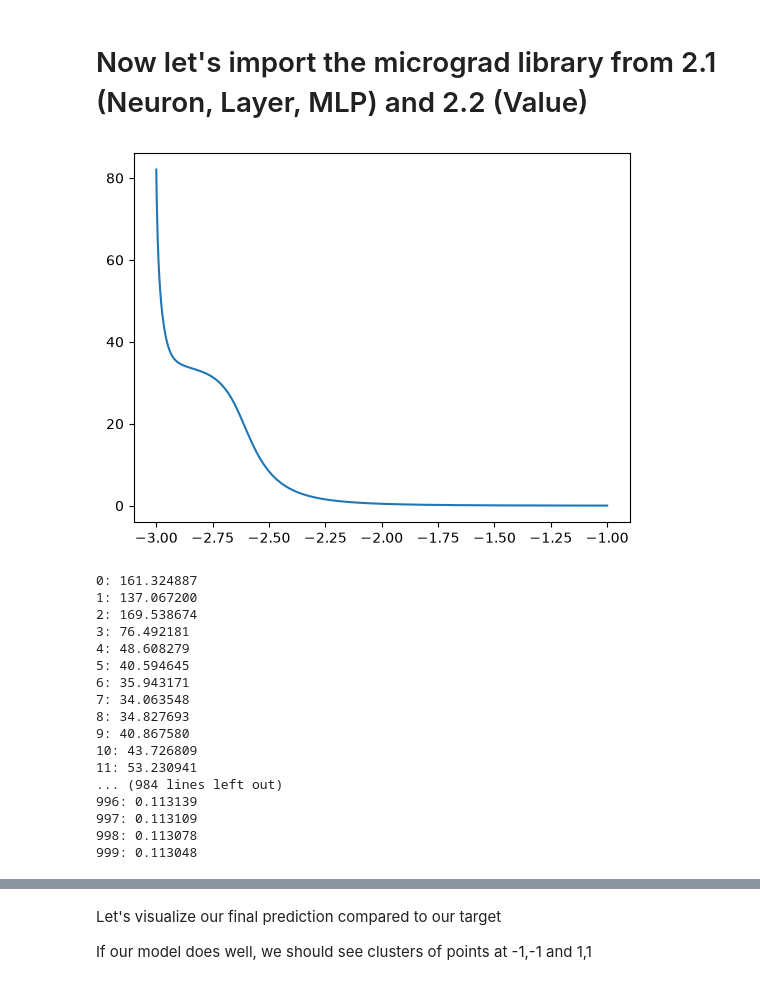
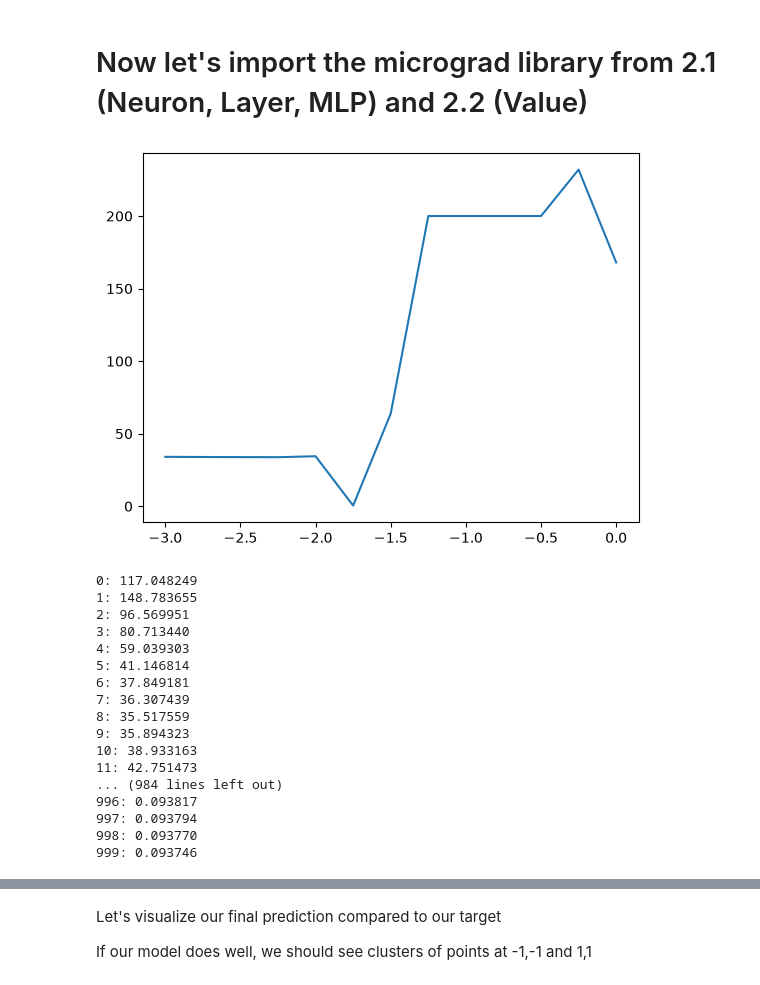
Before and after one commit to suxuen/HP_ML_Evaluation, a Jupyter notebook: 3.3 - makemoons.ipynb, the cells around one changed output, grey strips where cells are left out. Cells and saved outputs as stored; diff of their text form; code cells hidden in the pictures.

```diff
--- a/3.3 - makemoons.ipynb
+++ b/3.3 - makemoons.ipynb
@@ -236,55 +236,60 @@ ys = [1 if y==1 else -1 for y in ys] # convert 0/1 boolean to -1/1 boolean. I fi
 # %%
 # learning rate optimization
 
-n = MLP(2, [5, 1]) # remember, micrograd's MLP automatically generates random weights
 
 # let's build a loop to minimize our loss
 
-max_steps = 1000
+max_steps = 100
 opt_target = 1e-3
 
-lre = np.linspace(-3, -1, max_steps)
+lre = np.linspace(-3, 0, 13)
 lrs = 10**lre
 
 # # lre = np.linspace(-3, -1, max_steps)
 # lrs = np.linspace(0.001, 0.1, max_steps)
 
 step = 0
 stepi = []
 lri, lossi, lrei = [], [], []
 
 ypreds = []
-for i in range(max_steps):
-    # forward pass
-    ypred = [n(x) for x in xs]
-    ypreds.append(ypred)
+for i in range(len(lre)):
+    random.seed(12345)
+    n = MLP(2, [5, 1]) # remember, micrograd's MLP automatically generates random weights
+    k = 0
+    for k in range(max_steps):
+        # forward pass
+        ypred = [n(x) for x in xs]
+        ypreds.append(ypred)
 
-    loss = sum([(yout-ygt)**2 for ygt, yout in zip(ys, ypred)]) # here we sum the squared deviation of each input to get the MSE
-    loss
-    # print(f'{k}: {loss.data:.6f}')
+        loss = sum([(yout-ygt)**2 for ygt, yout in zip(ys, ypred)]) # here we sum the squared deviation of each input to get the MSE
+        loss
+        # print(f'{k}: {loss.data:.6f}')
 
-    # backward pass
-    # FIRST, reset gradients
-    for p in n.parameters():
-        p.grad = 0
-    loss.backward()
+        # backward pass
+        # FIRST, reset gradients
+        for p in n.parameters():
+            p.grad = 0
+        loss.backward()
 
-    # shift our parameters
-    lr = lrs[i]
-    for p in n.parameters():
-        p.data += - lr * p.grad
+        # shift our parameters
+        lr = lrs[i]
+        for p in n.parameters():
+            p.data += - lr * p.grad
+        k+=1
     stepi.append(i)
     lri.append(lr)
     lrei.append(lre[i])
     lossi.append(loss.data)
 
 plt.plot(lrei, lossi)
 # plt.plot(lri, lossi)
 plt.show()
 
 # well we see the loss kinda falls off at 10**-2 ish so let's start there for our learning rate
+# honestly, this part can be done much better but I don't have much time nor compute power. We will see down the line that 10**-2 suffices for our purposes
 # %% [output]
-[figure, old version]
+[figure, new version]
 # %%
 # let's try one inner layer with 5 neurons to start off
 
@@ -322,23 +327,23 @@ while all([loss.data > opt_target, k < max_steps]):
         p.data += - lr * p.grad
     k += 1
 # %% [output]
-0: 161.324887
-1: 137.067200
-2: 169.538674
-3: 76.492181
-4: 48.608279
-5: 40.594645
-6: 35.943171
-7: 34.063548
-8: 34.827693
-9: 40.867580
-10: 43.726809
-11: 53.230941
+0: 117.048249
+1: 148.783655
+2: 96.569951
+3: 80.713440
+4: 59.039303
+5: 41.146814
+6: 37.849181
+7: 36.307439
+8: 35.517559
+9: 35.894323
+10: 38.933163
+11: 42.751473
 ... (984 lines left out)
-996: 0.113139
-997: 0.113109
-998: 0.113078
-999: 0.113048
+996: 0.093817
+997: 0.093794
+998: 0.093770
+999: 0.093746
 # %%
 plt.plot(stepi, lossi)
 # plt.ylim([-1, 2])
```
Also changed, not shown: parts of 3 cells of this notebook.
